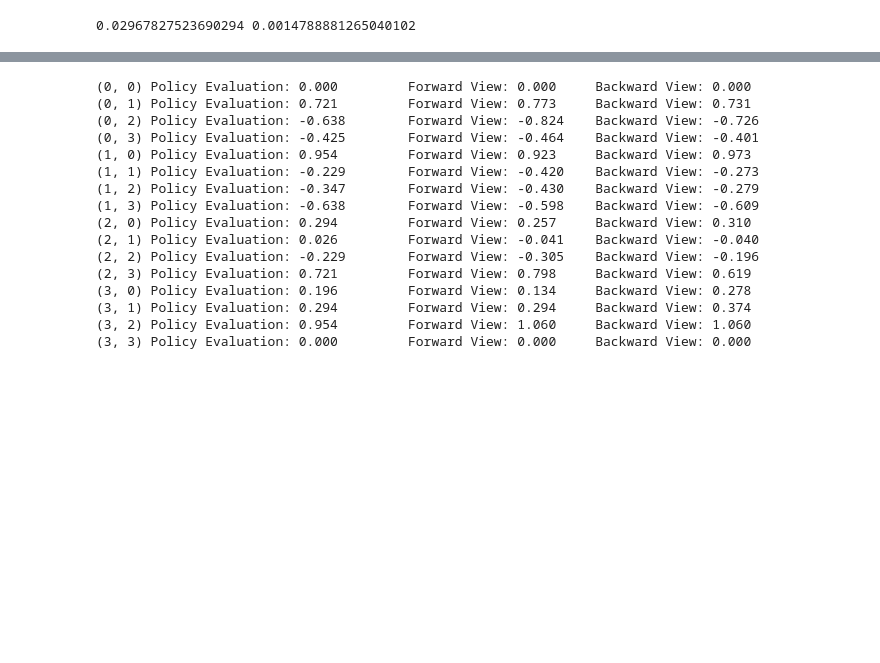
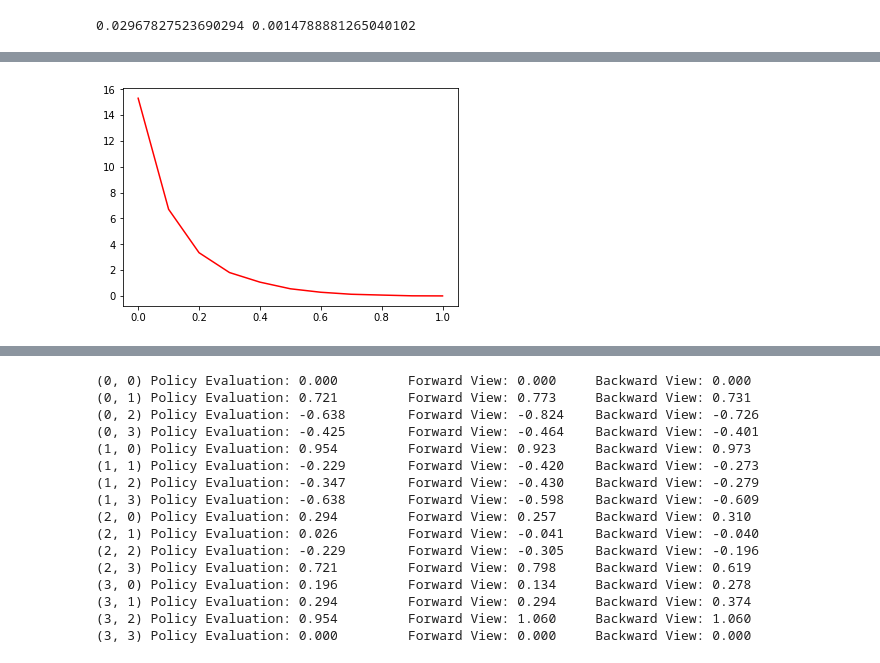
Before and after one commit to joelper/MS-E346, a Jupyter notebook: Assignments/Assignment_10.ipynb, the cells around one changed output, grey strips where cells are left out. Drawn from its saved outputs; the diff is of its cells as text; code cells hidden in the pictures; blank space fills up the shorter version.

```diff
--- a/Assignments/Assignment_10.ipynb
+++ b/Assignments/Assignment_10.ipynb
@@ -229,0 +237,5 @@ TypeError: 'float' object cannot be interpreted as an integer
+# %%
+plt.plot(np.linspace(0,1,11), fv_acc, 'r', label='Forward View')
+plt.show()
+# %% [output]
+[figure, added]
```
Also changed, not shown: parts of 20 cells of this notebook.
